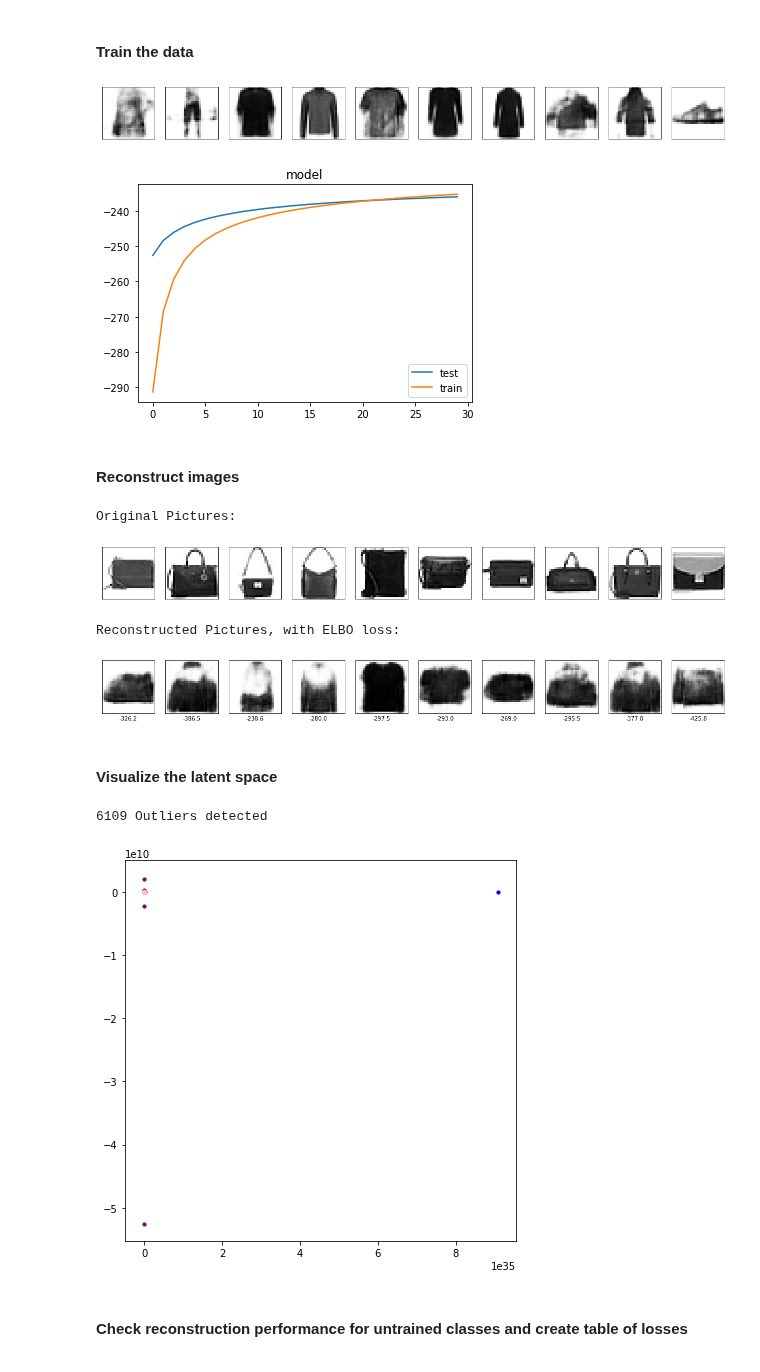
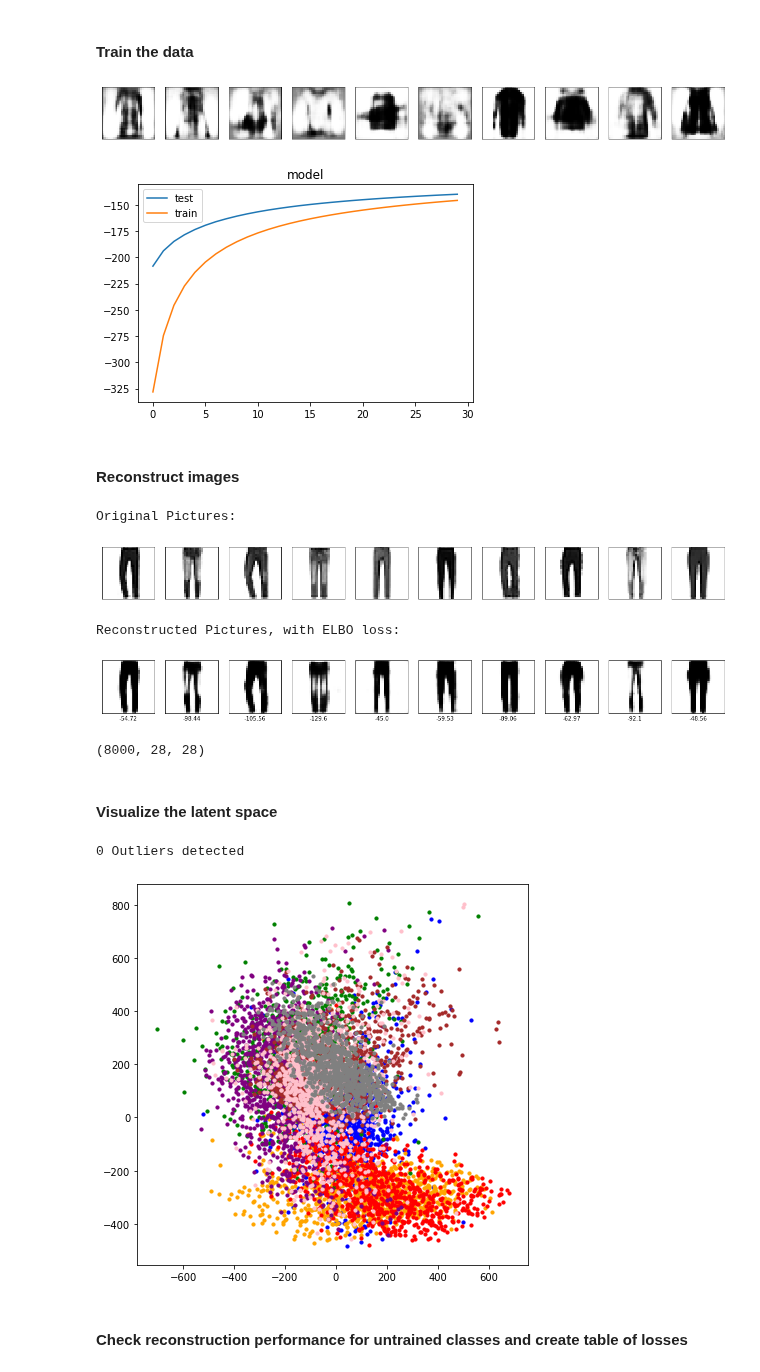
Before and after one commit to lorenzosintini/4YP, a Jupyter notebook: Models_v2/Conv_VAE_Novel_v2.ipynb, the cells around one changed output. Cells and saved outputs as stored; diff of their text form; code cells hidden in the pictures.

```diff
--- a/Models_v2/Conv_VAE_Novel_v2.ipynb
+++ b/Models_v2/Conv_VAE_Novel_v2.ipynb
@@ -61,8 +56,8 @@ def pick_class(x, y, class_n):
 
 def set_pixels_binary(images):
     images = images/input_range
-    #images[images >= 0.5] = 1.0
-    #images[images < 0.5] = 0.0
+    images[images >= 0.5] = 1.0
+    images[images < 0.5] = 0.0
     return images
 
 def make_categorical(y):
@@ -169,7 +164,7 @@ def calculate_ssim(model, x):
 # %% [markdown]
 #### Define the optimizer
 # %%
-optimizer = tf.keras.optimizers.Adam(learning_rate = 0.0003)
+optimizer = tf.keras.optimizers.Adam(learning_rate = 0.00005)
 # %% [markdown]
 #### Define loss metrics
 # %%
@@ -250,7 +245,7 @@ image_shape = x_train.shape[1:3]
 input_range = np.amax(x_train)
 
 chosen_classes=[0,1,2,3,4,5,6,7,8,9]
-chosen_numbers = [6000, 6000, 6000, 6000, 6000, 6000, 6000, 6000, 6000, 6000]
+chosen_numbers = [2000, 2000, 2000, 2000, 2000, 2000, 2000, 2000, 2000, 2000]
 x_train, y_train = change_ratio(x_train, y_train, chosen_classes, chosen_numbers)
 chosen_numbers = [1000, 1000, 1000, 1000, 1000, 1000, 1000, 1000, 1000, 1000]
 x_test, y_test = change_ratio(x_test, y_test, chosen_classes, chosen_numbers)
@@ -266,16 +261,16 @@ model_nov = CVAE(z_size)
 
 train_test_dataset(model_nov, train_dataset_0, test_dataset_0, 30, generate=True)
 # %% [output]
-[figure, old version]
+[figure, new version]
-[figure, old version]
+[figure, new version]
 # %% [markdown]
 #### Reconstruct images
 # %%
 def reconstruct_images(model, images):
     images_n = len(images)
     x = images/input_range
-    #x[x >= 0.5] = 1.0
-    #x[x < 0.5] = 0.0
+    x[x >= 0.5] = 1.0
+    x[x < 0.5] = 0.0
     x = x.reshape(images_n, image_shape[0], image_shape[1], N_image_channels).astype('float32')
 
     z_mean, z_logvar = model.encode(x)
@@ -294,18 +289,21 @@ def reconstruct_images(model, images):
     print('Reconstructed Pictures, with ELBO loss:')
     plot_images(pixel_prob, -loss, figures_to_plot=[0,images_n], include_labels=True)
 
-reconstruct_images(model_nov, x_test[8000:8010])
+reconstruct_images(model_nov, x_test[1000:1010])
+print(np.shape(x_test_0))
 # %% [output]
 Original Pictures:
-[figure, old version]
+[figure, new version]
 Reconstructed Pictures, with ELBO loss:
-[figure, old version]
+[figure, new version]
+(8000, 28, 28)
 # %% [markdown]
 #### Visualize the latent space
 # %%
 def visualize_latent_space(model, range1, range2, data_x, data_y, a, b):
   plot = plt.figure(figsize=[7,7])
   outliers=0
+  outlier = []
   for i in range(range1, range2):
     pic_visualize = data_x[i]
     pic_visualize = pic_visualize.reshape(1, image_shape[0], image_shape[1], N_image_channels).astype('float32')
@@ -313,45 +311,47 @@ def visualize_latent_space(model, range1, range2, data_x, data_y, a, b):
     z_mean, z_logvar = model.encode(pic_visualize)
     z = model.reparameterize(z_mean, z_logvar)
 
-    if any(z_logvar[:,i]>5 for i in range(z_size)):
+    if any(z_logvar[:,i]>10 for i in range(z_size)):
       outliers +=1
-      #continue
+      outlier.append(i)
+      continue
 
     if data_y[i] == 0:
       color = 'blue'
     if data_y[i] == 1:
       color = 'orange'
     if data_y[i] == 2:
       color = 'green'
     if data_y[i] == 3:
       color = 'red'
     if data_y[i] == 4:
       color = 'purple'
     if data_y[i] == 5:
       color = 'brown'
     if data_y[i] == 6:
       color = 'pink'
     if data_y[i] == 7:
       color = 'gray'
     if data_y[i] == 8:
       color = 'black'
     if data_y[i] == 9:
       color = 'yellow'
     plt.scatter(z[:,a],z[:,b], color=color, s=10)
     #plt.xlim([-1000,1000])
     #plt.ylim([-1000,1000])
     #plt.annotate('{}'.format(i),(z[:,a],z[:,b]))
   print('{} Outliers detected'.format(outliers))
+  return outlier
 
 
-visualize_latent_space(model_nov, 0,7000, x_test_0, y_test_0, 0,1)
+outlier = visualize_latent_space(model_nov, 0, len(x_test_0), x_test_0, y_test_0, 0,1)
 
 #labels = [];
 #for i in range(N_train): labels.append(i)
 #plot_images(x_train, labels, [250,300])
 # %% [output]
-6109 Outliers detected
+0 Outliers detected
-[figure, old version]
+[figure, new version]
 # %% [markdown]
 #### Check reconstruction performance for untrained classes and create table of losses
 # %%
```
Also changed, not shown: parts of 3 cells of this notebook.
